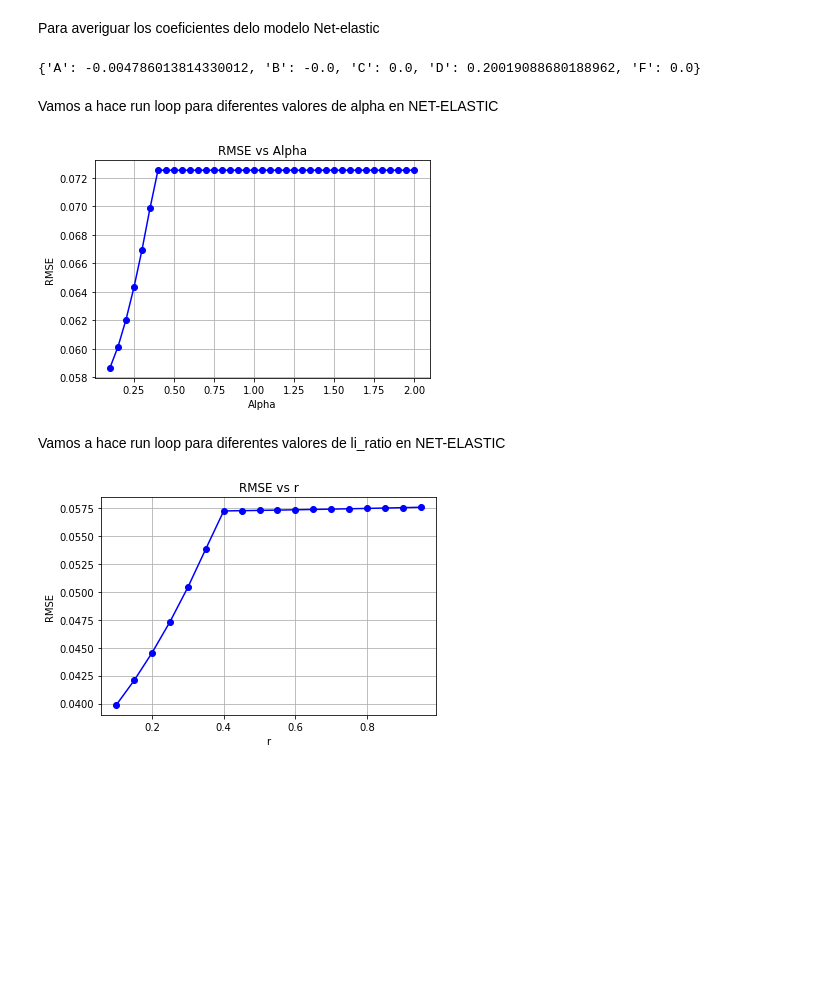
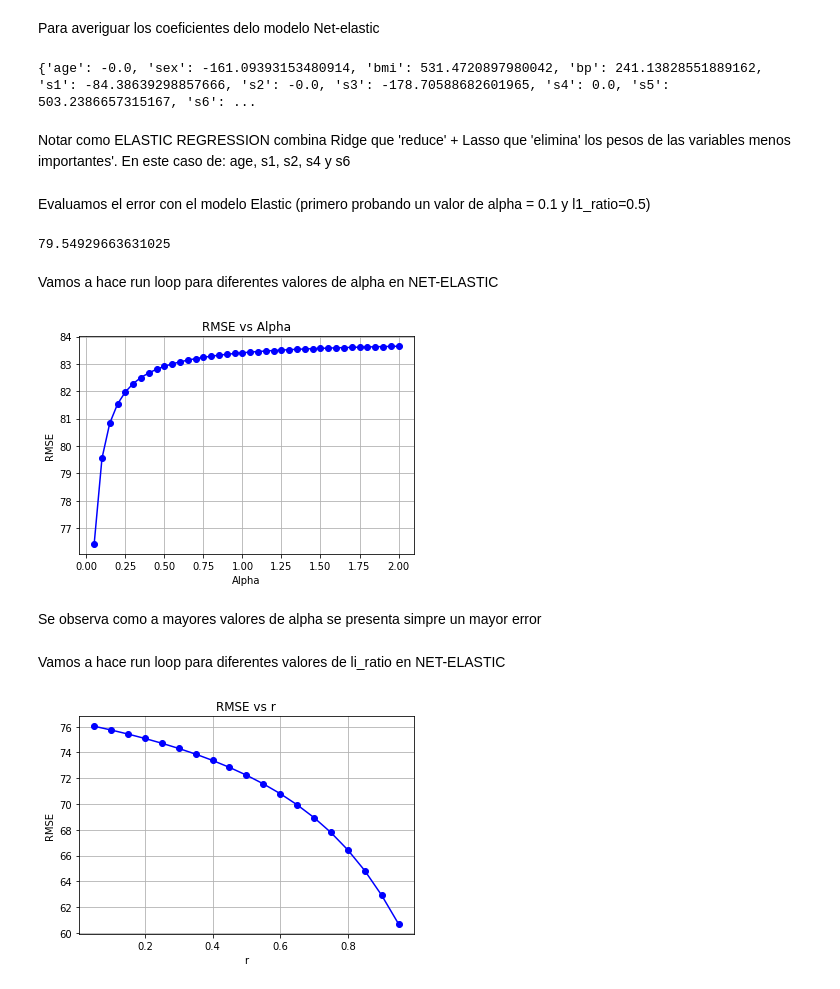
Before and after one commit to Sergio-Ibarra-1795/Diplomado_UNAM_DC_Full_gitHub, a Jupyter notebook: Modulo6_Aprendizaje_supervisado/Modulo6_07_Regularizacion_Ibarra_Sergio.ipynb, the cells around one changed output. Drawn from its saved outputs; the diff is of its cells as text; code cells hidden in the pictures; blank space fills up the shorter version.

Commit message:
Creando Modulo06 practica07 Regression Regularization

```diff
--- a/Modulo6_Aprendizaje_supervisado/Modulo6_07_Regularizacion_Ibarra_Sergio.ipynb
+++ b/Modulo6_Aprendizaje_supervisado/Modulo6_07_Regularizacion_Ibarra_Sergio.ipynb
@@ -321,15 +321,27 @@ ElasticNet(alpha=0.1)
 # %% [markdown]
 Para averiguar los coeficientes delo modelo Net-elastic
 # %%
-cacteristicas = X.columns
-coef_dict = {}
+caracteristicas = diabetes['feature_names']
+coef_dict_elastic_1 = {}
 
-for coef,caracteristica in zip(modelo_elastic.coef_,caracteristicas):
-  coef_dict[caracteristica] = coef
+for coef,caracteristica in zip(modelo_elastic_1.coef_,caracteristicas):
+  coef_dict_elastic_1[caracteristica] = coef
 
 print(coef_dict)
 # %% [output]
-{'A': -0.004786013814330012, 'B': -0.0, 'C': 0.0, 'D': 0.20019088680188962, 'F': 0.0}
+{'age': -0.0, 'sex': -161.09393153480914, 'bmi': 531.4720897980042, 'bp': 241.13828551889162, 's1': -84.38639298857666, 's2': -0.0, 's3': -178.70588682601965, 's4': 0.0, 's5': 503.2386657315167, 's6': ...
+# %% [markdown]
+Notar como ELASTIC REGRESSION combina Ridge que 'reduce' + Lasso que 'elimina' los pesos de las variables menos importantes'. En este caso de: age, s1, s2, s4 y s6
+# %% [markdown]
+Evaluamos el error con el modelo Elastic  (primero probando un valor de alpha = 0.1 y l1_ratio=0.5)
+# %%
+from sklearn.metrics import mean_squared_error
+
+y_pred_elastic_1 =  modelo_elastic_1.predict(X_diabetes_test)
+RMSE_elastic_1 = mean_squared_error(y_diabetes_test,y_pred_elastic_1,squared=False)
+print(RMSE_elastic_1)
+# %% [output]
+79.54929663631025
 # %% [markdown]
 Vamos a hace run loop para diferentes valores de alpha en NET-ELASTIC
 # %%
@@ -339,40 +351,42 @@ from sklearn import linear_model
 from sklearn.metrics import mean_squared_error
 
 # Define the range of alpha values
-alphas_net = np.arange(0.1, 2.05, 0.05)
+alphas_net = np.arange(0.05, 2.05, 0.05)
 
 # Initialize lists to store alpha values and corresponding RMSEs
 alpha_net_values = []
 rmse_values_net = []
 
 # Iterate through each alpha value
 for alpha in alphas_net:
     # Create and fit the Lasso model
     net = linear_model.ElasticNet(alpha=alpha,l1_ratio=0.5)
-    net.fit(X_train, y_train)
+    net.fit(X_diabetes_train, y_diabetes_train)
 
     # Make predictions on the test set
-    y_pred_net = net.predict(X_test)
+    y_pred_net_1 = net.predict(X_diabetes_test)
 
     # Calculate RMSE
-    rmse = mean_squared_error(y_test, y_pred_net, squared=False)
+    rmse = mean_squared_error(y_diabetes_test, y_pred_net_1, squared=False)
 
     # Store the alpha value and corresponding RMSE
     alpha_net_values.append(alpha)
     rmse_values_net.append(rmse)
 
     # Print the RMSE for each alpha value (optional)
     #print(f"Alpha: {alpha:.2f}, RMSE: {rmse:.2f}")
 
 # Plotting RMSE vs alpha
 plt.plot(alpha_net_values, rmse_values_net, 'bo-')
 plt.xlabel('Alpha')
 plt.ylabel('RMSE')
 plt.title('RMSE vs Alpha')
 plt.grid(True)
 plt.show()
 # %% [output]
-[figure, old version]
+[figure, new version]
+# %% [markdown]
+Se observa como a mayores valores de alpha se presenta simpre un mayor error
 # %% [markdown]
 Vamos a hace run loop para diferentes valores de li_ratio  en NET-ELASTIC
 # %%
@@ -382,7 +396,7 @@ from sklearn import linear_model
 from sklearn.metrics import mean_squared_error
 
 # Define the range of alpha values
-li_ratios = np.arange(0.1, 1, 0.05)
+li_ratios = np.arange(0.05, 1, 0.05)
 
 # Initialize lists to store alpha values and corresponding RMSEs
 l1_ratio_net_values = []
@@ -392,13 +406,13 @@ rmse_values_net_ratio = []
 for li in li_ratios:
     # Create and fit the Lasso model
     net_l1_ratio = linear_model.ElasticNet(alpha=0.025,l1_ratio=li)
-    net_l1_ratio.fit(X_train, y_train)
+    net_l1_ratio.fit(X_diabetes_train, y_diabetes_train)
 
     # Make predictions on the test set
-    y_pred_net_l1_ratio = net_l1_ratio.predict(X_test)
+    y_pred_net_l1_ratio = net_l1_ratio.predict(X_diabetes_test)
 
     # Calculate RMSE
-    rmse = mean_squared_error(y_test, y_pred_net_l1_ratio, squared=False)
+    rmse = mean_squared_error(y_diabetes_test, y_pred_net_l1_ratio, squared=False)
 
     # Store the alpha value and corresponding RMSE
     l1_ratio_net_values.append(li)
@@ -415,4 +429,4 @@ plt.title('RMSE vs r')
 plt.grid(True)
 plt.show()
 # %% [output]
-[figure, old version]
+[figure, new version]
```
Also changed, not shown: parts of 3 cells of this notebook.
